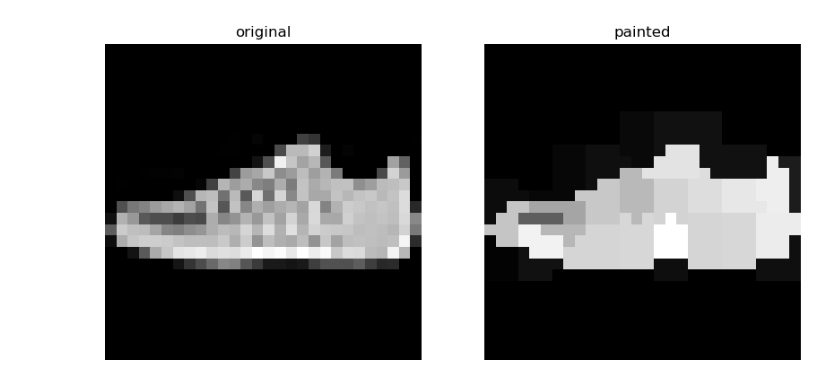
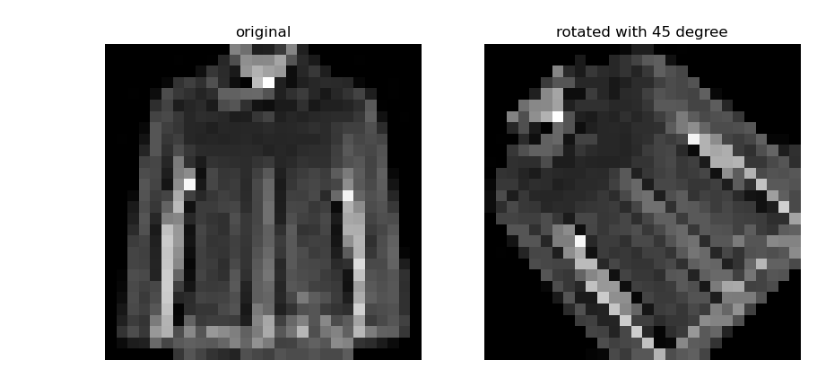
Before and after one commit to chunbaobao/GeNet, a Jupyter notebook: visualization/painted_visualization.ipynb, the cells around one changed output. Cells and saved outputs as stored; diff of their text form; code cells hidden in the pictures.

```diff
--- a/visualization/painted_visualization.ipynb
+++ b/visualization/painted_visualization.ipynb
@@ -13,7 +13,6 @@ import torchvision.transforms.functional as TF
 dataset_name = 'mnist'
 dataset_name = 'cifar10'
 dataset_name = 'fashionmnist'
-rotation = 0
 transform = transforms.Compose([transforms.ToTensor(), transforms.Lambda(lambda x: TF.rotate(x, rotation))])
 if dataset_name == 'mnist':
     original_dataset = datasets.MNIST(root='../dataset', train=False, download=False, transform=transform)
@@ -41,7 +40,7 @@ def plot_painted_or_original(painted_dataset, original_dataset, num_samples_plot
             os.makedirs('./demo/painted_visualization')
         f.savefig('./demo/painted_visualization/'+ '2col_' + dataset_name + '_' +str(idx) + '.pdf', pad_inches=0, bbox_inches='tight')
         plt.show()
-
+# for single column
 # def plot_painted_or_original(painted_dataset, original_dataset, num_samples_plot = 2):
 #     for f_idx, idx in enumerate(np.random.choice(len(painted_dataset), num_samples_plot, replace=False)):
 #         plt.figure(figsize=(6,5))
@@ -53,8 +52,36 @@ def plot_painted_or_original(painted_dataset, original_dataset, num_samples_plot
 #             os.makedirs('./demo/painted_visualization')
 #         plt.savefig('./demo/painted_visualization/'+ 'paint_' + dataset_name + '_' +str(9788) + '.pdf', pad_inches=0, bbox_inches='tight')
 #         plt.show()
+
+
+# for rotation
+def rotated_plot(original_dataset, num_samples_plot = 2):
+    rotation = 45
+    transform = transforms.Compose([transforms.ToTensor(), transforms.Lambda(lambda x: TF.rotate(x, rotation))])
+    if dataset_name == 'mnist':
+        rotated_dataset = datasets.MNIST(root='../dataset', train=False, download=False, transform=transform)
+    elif dataset_name == 'cifar10':
+        rotated_dataset = datasets.CIFAR10(root='../dataset', train=False, download=False, transform=transform)
+    elif dataset_name == 'fashionmnist':
+        rotated_dataset = datasets.FashionMNIST(root='../dataset', train=True, download=False, transform=transform)
+    else:
+        raise ValueError('Unknown dataset name')
+    for f_idx, idx in enumerate(np.random.choice(len(original_dataset), num_samples_plot, replace=False)):
+        f = plt.figure(f_idx, figsize=(10, 5))
+        f1 = f.add_subplot(1, 2, 1)
+        show_image(f1, original_dataset[idx][0], title = 'original')
+        f2 = f.add_subplot(1, 2, 2)
+        rotation = 45
+
+        show_image(f2, rotated_dataset[idx][0], title = 'rotated with ' + str(rotation) + ' degree')
+        if not os.path.exists('./demo/painted_visualization'):
+            os.makedirs('./demo/painted_visualization')
+        f.savefig('./demo/painted_visualization/'+ 'rotated_' + dataset_name + '_' +str(idx) + '.pdf', pad_inches=0, bbox_inches='tight')
+        plt.show()
 # %%
-painted_dataset = PaintedDateSet(dataset_name, rotation)
+painted_dataset = PaintedDateSet(dataset_name)
 plot_painted_or_original(painted_dataset, original_dataset, 1)
-# %% [output]
-[figure, removed]
+# %%
+rotated_plot(original_dataset, 1)
+# %% [output]
+[figure, added]
```
Also changed, not shown: 20 other files.
